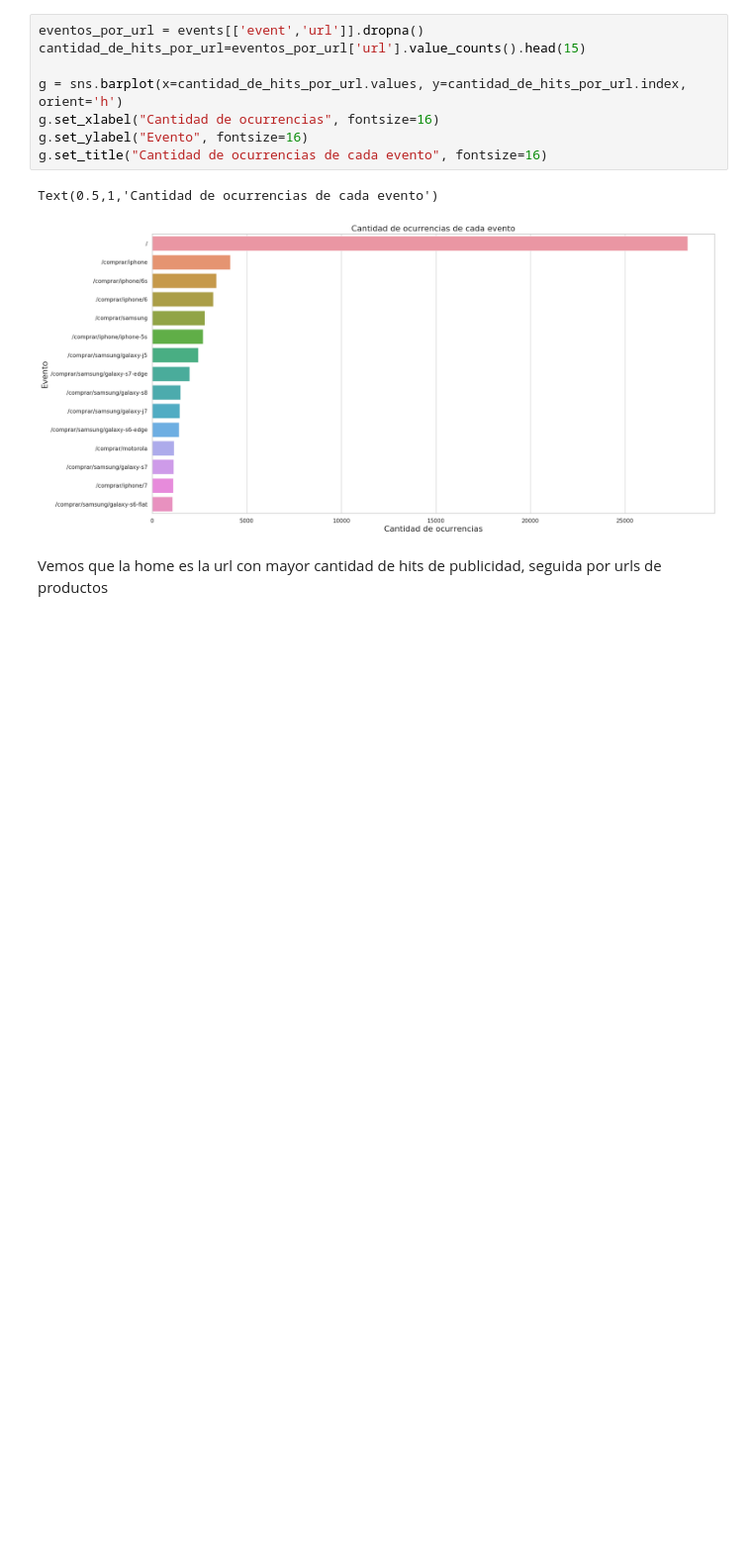
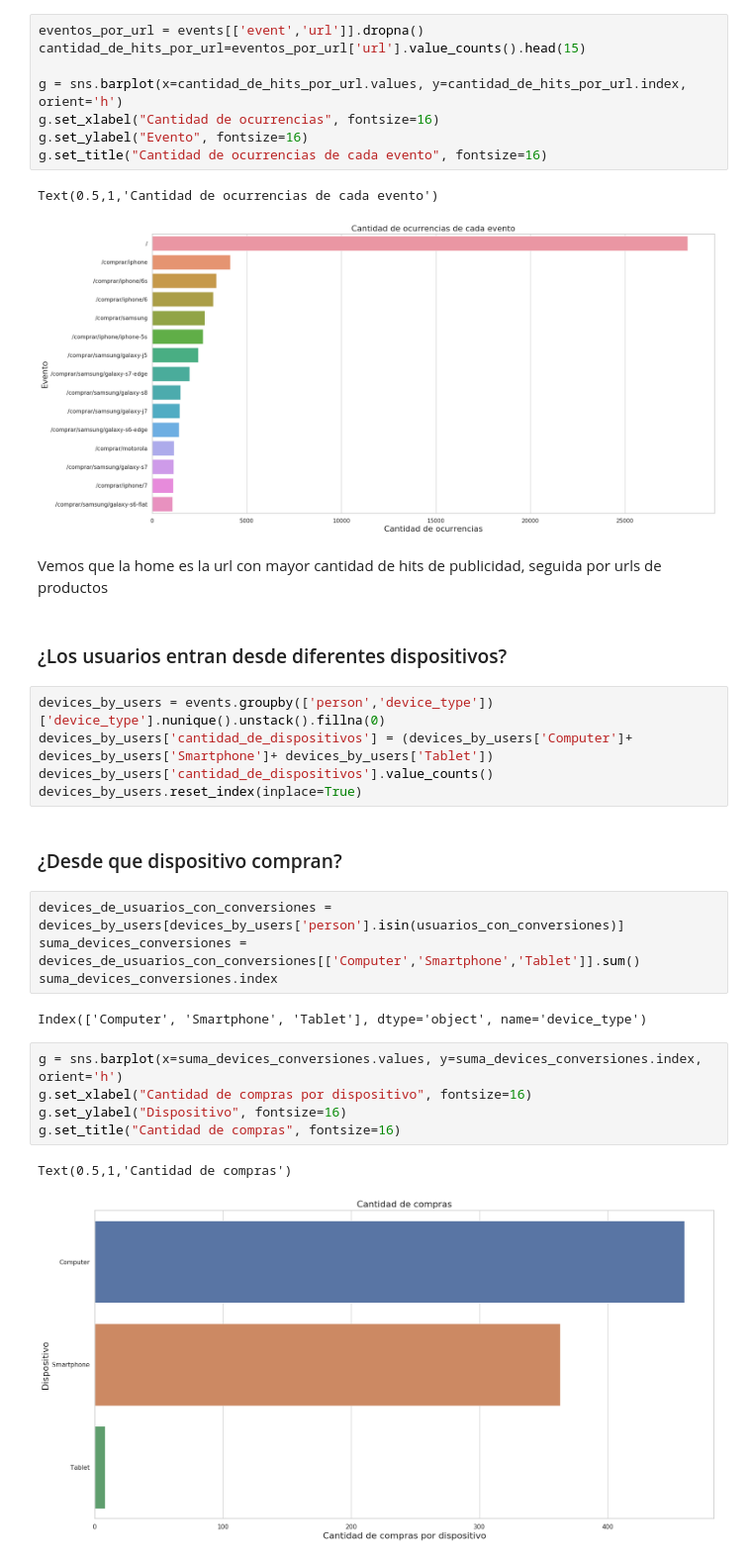
Before and after one commit to fran122157/datos-2018-2-TP1, a Jupyter notebook: TP1-trocafone.ipynb, the cells around one changed output. Shown: that part at 99% size. Saved outputs shown, nothing was run; the diff lists cells and outputs as text; blank space fills up the shorter version.

Commit message:
Agrego compras por dispositivos

```diff
--- a/TP1-trocafone.ipynb
+++ b/TP1-trocafone.ipynb
@@ -428,3 +428,26 @@ Text(0.5,1,'Cantidad de ocurrencias de cada evento')
 [figure]
 # %% [markdown]
 Vemos que la home es la url con mayor cantidad de hits de publicidad, seguida por urls de productos
+# %% [markdown]
+### ¿Los usuarios entran desde diferentes dispositivos?
+# %%
+devices_by_users = events.groupby(['person','device_type'])['device_type'].nunique().unstack().fillna(0)
+devices_by_users['cantidad_de_dispositivos'] = (devices_by_users['Computer']+ devices_by_users['Smartphone']+ devices_by_users['Tablet'])
+devices_by_users['cantidad_de_dispositivos'].value_counts()
+devices_by_users.reset_index(inplace=True)
+# %% [markdown]
+### ¿Desde que dispositivo compran?
+# %%
+devices_de_usuarios_con_conversiones = devices_by_users[devices_by_users['person'].isin(usuarios_con_conversiones)]
+suma_devices_conversiones = devices_de_usuarios_con_conversiones[['Computer','Smartphone','Tablet']].sum()
+suma_devices_conversiones.index
+# %% [output]
+Index(['Computer', 'Smartphone', 'Tablet'], dtype='object', name='device_type')
+# %%
+g = sns.barplot(x=suma_devices_conversiones.values, y=suma_devices_conversiones.index, orient='h')
+g.set_xlabel("Cantidad de compras por dispositivo", fontsize=16)
+g.set_ylabel("Dispositivo", fontsize=16)
+g.set_title("Cantidad de compras", fontsize=16)
+# %% [output]
+Text(0.5,1,'Cantidad de compras')
+[figure, added]
```
Also changed, not shown: parts of 3 cells of this notebook, 1 other file.
